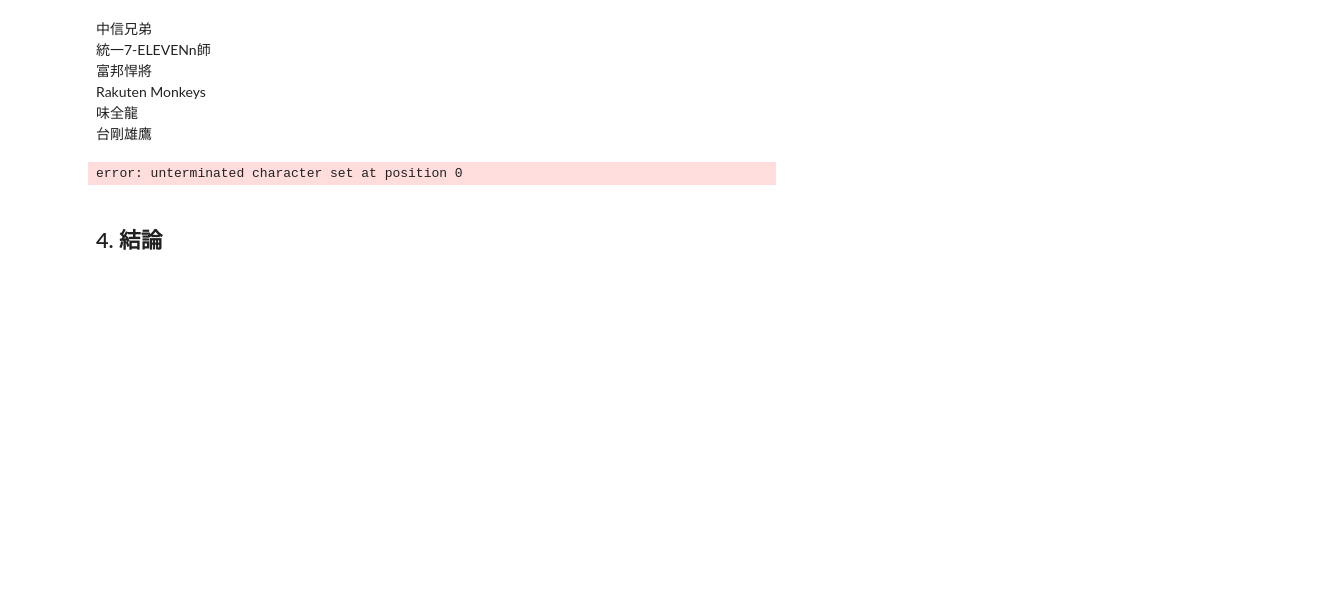
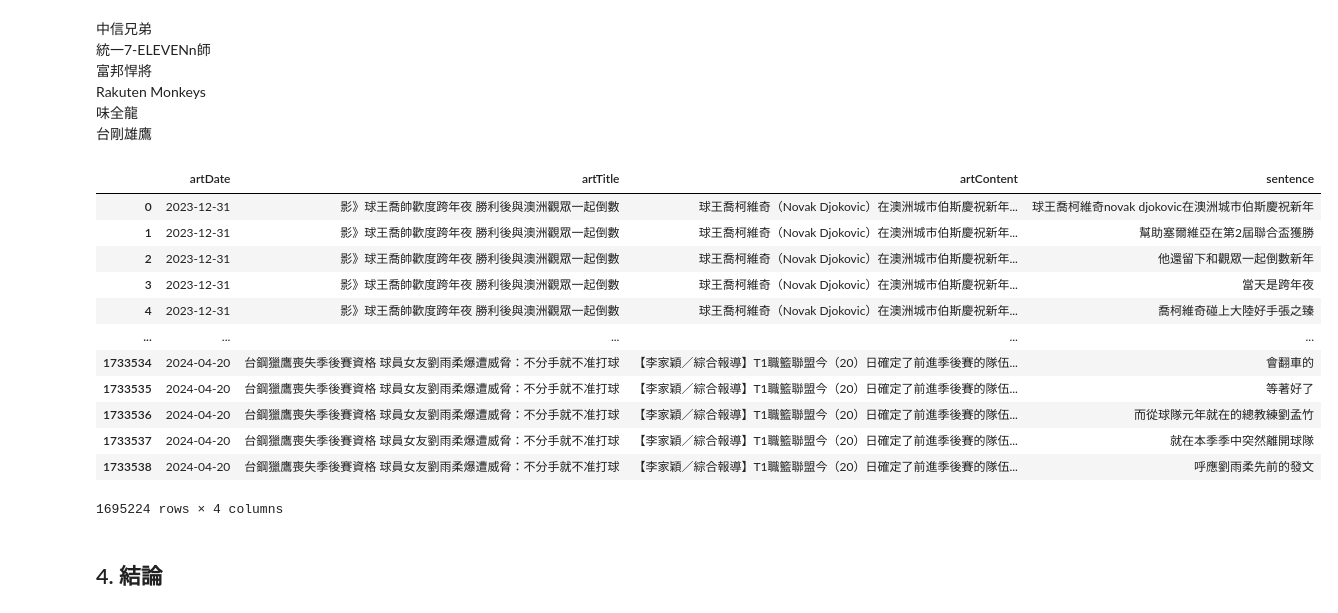
Before and after one commit to weiyu9805/SMA_project, a Jupyter notebook: project1.ipynb, the cells around one changed output. Saved outputs shown, nothing was run; the diff lists cells and outputs as text; code cells hidden in the pictures; blank space fills up the shorter version.

```diff
--- a/project1.ipynb
+++ b/project1.ipynb
@@ -177,26 +177,52 @@ Rakuten Monkeys
 # %%
 clear_raw_df = raw_data.copy()
 
 
 #去除文章內容為空值的筆數
 clear_raw_df.dropna(subset = ['artContent'], axis=0, how='any', inplace=True)
 
 #新增['sentence']欄位，用'。'取代'\n\n'，並移除'\n'
 clear_raw_df['sentence'] = clear_raw_df['artContent'].str.replace(r'\n\n','。', regex=True)
 clear_raw_df['sentence'] = clear_raw_df['sentence'].str.replace(r'\n','', regex=True)
 
 
 #移除內文中的網址
 clear_raw_df['sentence'] = clear_raw_df['sentence'].replace(r'http\S+', '', regex=True).replace(r'www\S+', '', regex=True)
-# 對日期處理
+
+# 對日期處理(拿掉時間)
+
 clear_raw_df['artDate'] = pd.to_datetime(clear_raw_df['artDate'])
 clear_raw_df['artDate'] = clear_raw_df['artDate'].dt.date
 
+
+# 斷句
 clear_raw_df['sentence'] = clear_raw_df['sentence'].str.split("[,，。！!？?]{1,}")
 
-sent_df = clear_raw_df.explode('sentence').reset_index(drop=True)
+clear_raw_df = clear_raw_df.explode('sentence').reset_index(drop=True)
+
+#去除句子中除了字母、數字、空白字符以外的符號
+clear_raw_df['sentence'] = clear_raw_df['sentence'].str.replace(r'[^\w\s]+', '', regex=True).astype(str)
+
+# 把長度小於1的sentence刪掉
+clear_raw_df = clear_raw_df[clear_raw_df["sentence"].str.len() > 1]
+
+# 統一把英文變小寫
+clear_raw_df['sentence'] = clear_raw_df['sentence'].str.lower()
+
 clear_raw_df
 # %% [output]
+|  | artDate | artTitle | artContent | sentence |
+| 0 | 2023-12-31 | 影》球王喬帥歡度跨年夜 勝利後與澳洲觀眾一起倒數 | 球王喬柯維奇（Novak Djokovic）在澳洲城市伯斯慶祝新年... | 球王喬柯維奇novak djokovic在澳洲城市伯斯慶祝新年 |
+| 1 | 2023-12-31 | 影》球王喬帥歡度跨年夜 勝利後與澳洲觀眾一起倒數 | 球王喬柯維奇（Novak Djokovic）在澳洲城市伯斯慶祝新年... | 幫助塞爾維亞在第2屆聯合盃獲勝 |
+| 2 | 2023-12-31 | 影》球王喬帥歡度跨年夜 勝利後與澳洲觀眾一起倒數 | 球王喬柯維奇（Novak Djokovic）在澳洲城市伯斯慶祝新年... | 他還留下和觀眾一起倒數新年 |
+| 3 | 2023-12-31 | 影》球王喬帥歡度跨年夜 勝利後與澳洲觀眾一起倒數 | 球王喬柯維奇（Novak Djokovic）在澳洲城市伯斯慶祝新年... | 當天是跨年夜 |
+| 4 | 2023-12-31 | 影》球王喬帥歡度跨年夜 勝利後與澳洲觀眾一起倒數 | 球王喬柯維奇（Novak Djokovic）在澳洲城市伯斯慶祝新年... | 喬柯維奇碰上大陸好手張之臻 |
+| ... | ... | ... | ... | ... |
+| 1733534 | 2024-04-20 | 台鋼獵鷹喪失季後賽資格 球員女友劉雨柔爆遭威脅：不分手就不准打球 | 【李家穎／綜合報導】T1職籃聯盟今（20）日確定了前進季後賽的隊伍... | 會翻車的 |
+| 1733535 | 2024-04-20 | 台鋼獵鷹喪失季後賽資格 球員女友劉雨柔爆遭威脅：不分手就不准打球 | 【李家穎／綜合報導】T1職籃聯盟今（20）日確定了前進季後賽的隊伍... | 等著好了 |
+| 1733536 | 2024-04-20 | 台鋼獵鷹喪失季後賽資格 球員女友劉雨柔爆遭威脅：不分手就不准打球 | 【李家穎／綜合報導】T1職籃聯盟今（20）日確定了前進季後賽的隊伍... | 而從球隊元年就在的總教練劉孟竹 |
+| 1733537 | 2024-04-20 | 台鋼獵鷹喪失季後賽資格 球員女友劉雨柔爆遭威脅：不分手就不准打球 | 【李家穎／綜合報導】T1職籃聯盟今（20）日確定了前進季後賽的隊伍... | 就在本季季中突然離開球隊 |
+| 1733538 | 2024-04-20 | 台鋼獵鷹喪失季後賽資格 球員女友劉雨柔爆遭威脅：不分手就不准打球 | 【李家穎／綜合報導】T1職籃聯盟今（20）日確定了前進季後賽的隊伍... | 呼應劉雨柔先前的發文 |
-error: unterminated character set at position 0
+1695224 rows × 4 columns
 # %% [markdown]
 ## 4. 結論
```
